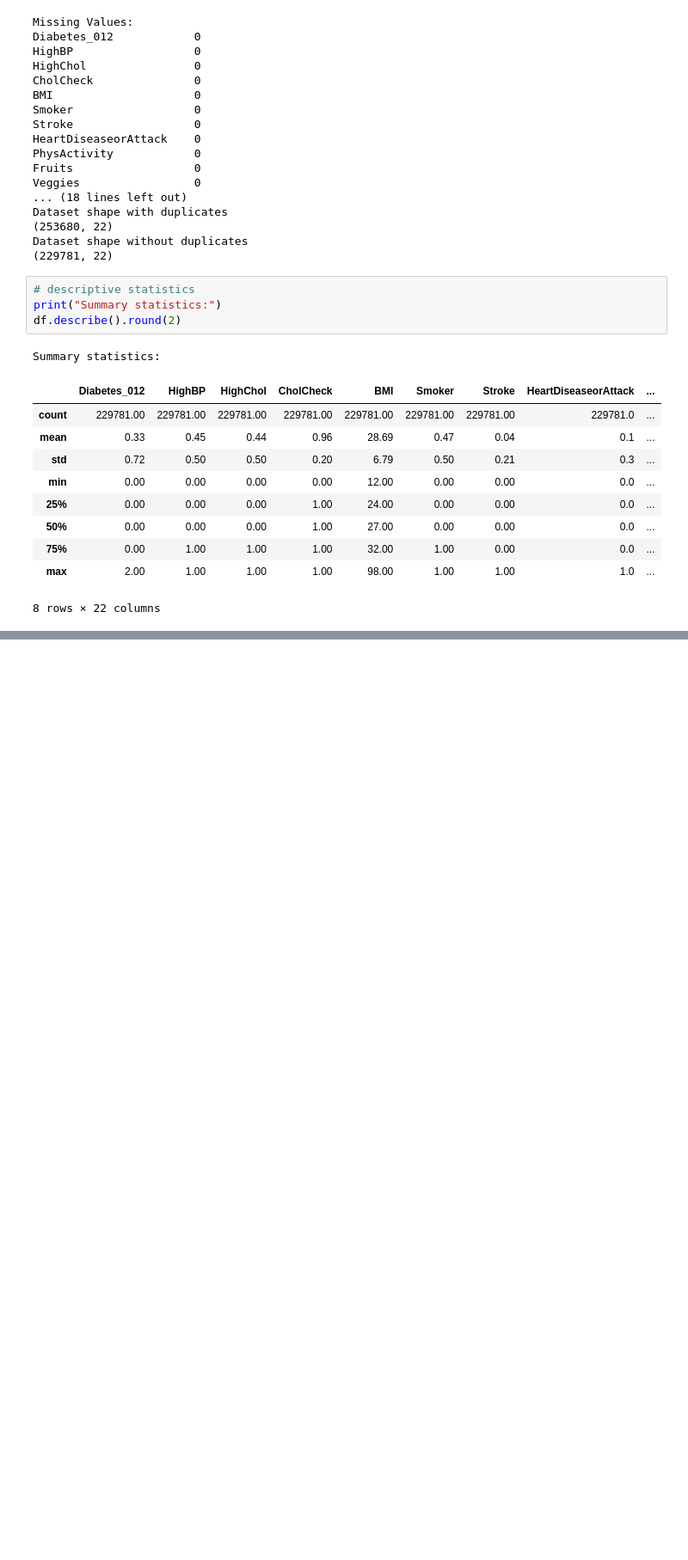
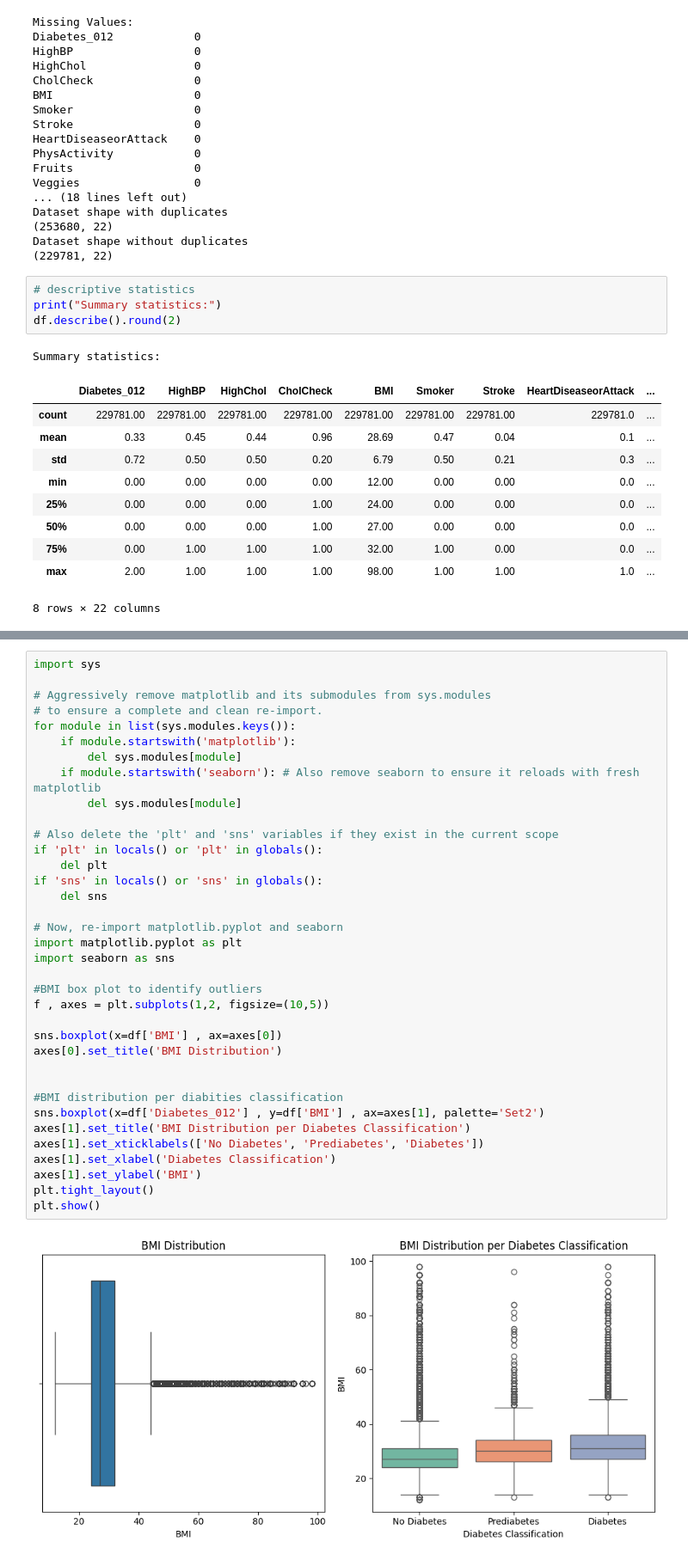
Before and after one commit to jk74u/FAIDM-Diabetes-Project, a Jupyter notebook: Mainlogic.ipynb, the cells around one changed output, grey strips where cells are left out. Shown at 86% size. Cells and saved outputs as stored; diff of their text form; blank space fills up the shorter version.

```diff
--- a/Mainlogic.ipynb
+++ b/Mainlogic.ipynb
@@ -151,0 +430,38 @@ Summary statistics:
+# %%
+import sys
+
+# Aggressively remove matplotlib and its submodules from sys.modules
+# to ensure a complete and clean re-import.
+for module in list(sys.modules.keys()):
+    if module.startswith('matplotlib'):
+        del sys.modules[module]
+    if module.startswith('seaborn'): # Also remove seaborn to ensure it reloads with fresh matplotlib
+        del sys.modules[module]
+
+# Also delete the 'plt' and 'sns' variables if they exist in the current scope
+if 'plt' in locals() or 'plt' in globals():
+    del plt
+if 'sns' in locals() or 'sns' in globals():
+    del sns
+
+# Now, re-import matplotlib.pyplot and seaborn
+import matplotlib.pyplot as plt
+import seaborn as sns
+
+#BMI box plot to identify outliers
+f , axes = plt.subplots(1,2, figsize=(10,5))
+
+sns.boxplot(x=df['BMI'] , ax=axes[0])
+axes[0].set_title('BMI Distribution')
+
+
+#BMI distribution per diabities classification
+sns.boxplot(x=df['Diabetes_012'] , y=df['BMI'] , ax=axes[1], palette='Set2')
+axes[1].set_title('BMI Distribution per Diabetes Classification')
+axes[1].set_xticklabels(['No Diabetes', 'Prediabetes', 'Diabetes'])
+axes[1].set_xlabel('Diabetes Classification')
+axes[1].set_ylabel('BMI')
+plt.tight_layout()
+plt.show()
+# %% [output]
+[figure, added]
```
Also changed, not shown: parts of 21 cells of this notebook.
